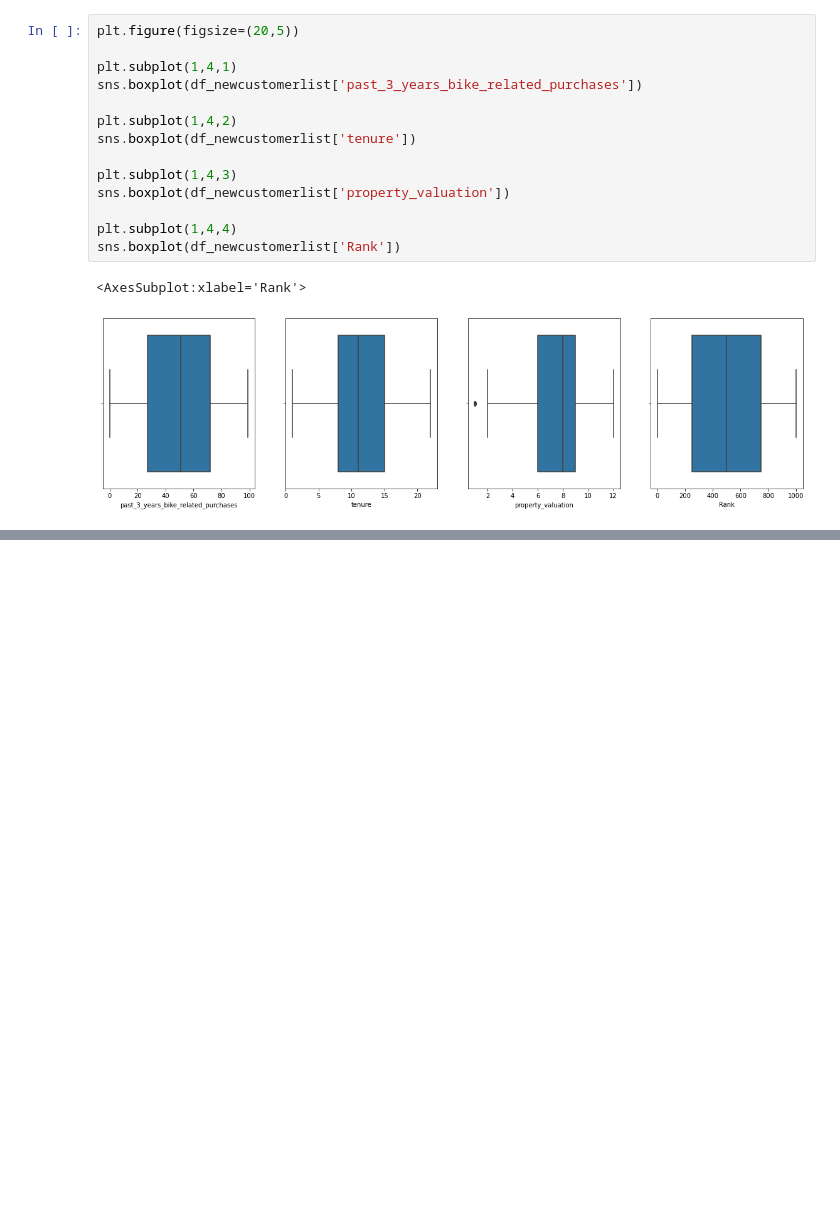
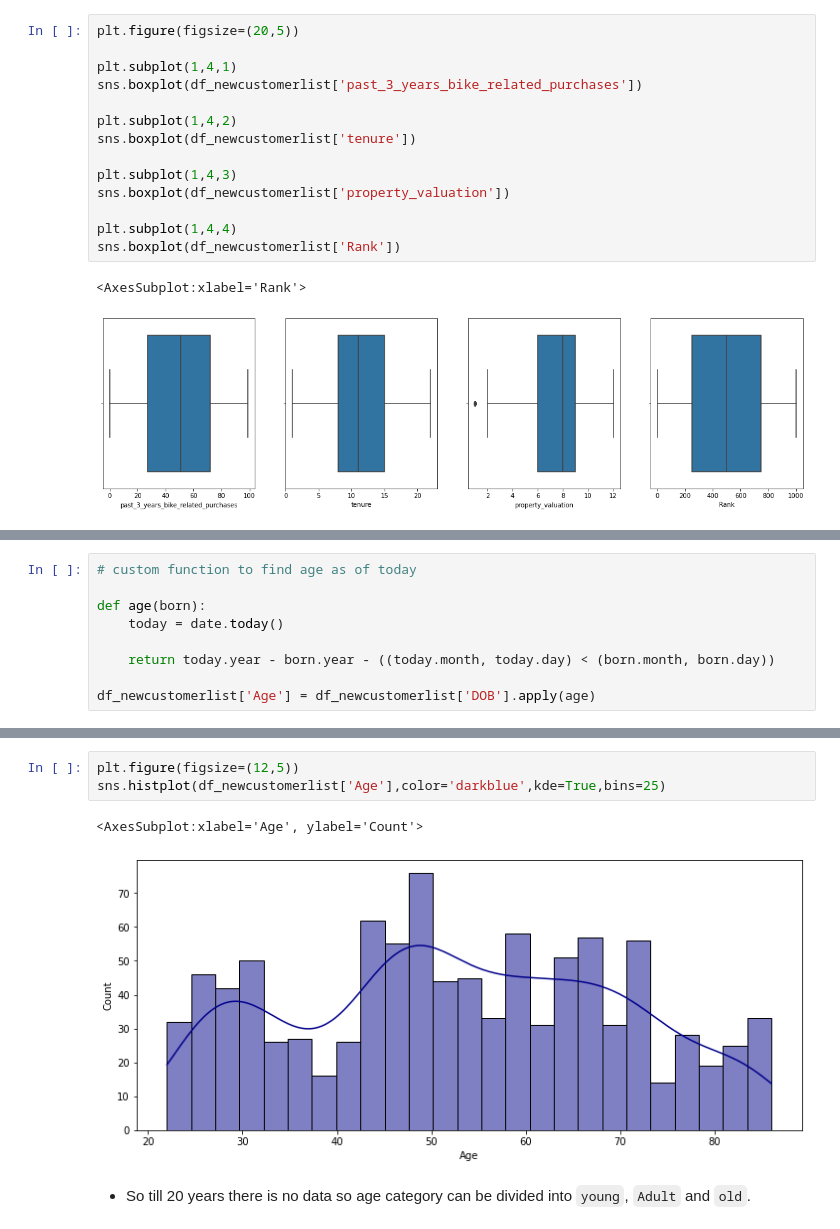
Before and after one commit to Jagadeeshkumaryanda/Customer_Segmentation_Analysis, a Jupyter notebook: DAQ_and_Data_Cleaning_NewCustomerList.ipynb, the cells around one changed output, grey strips where cells are left out. Cells and saved outputs as stored; diff of their text form; blank space fills up the shorter version.

```diff
--- a/DAQ_and_Data_Cleaning_NewCustomerList.ipynb
+++ b/DAQ_and_Data_Cleaning_NewCustomerList.ipynb
@@ -145,0 +152,9 @@ sns.boxplot(df_newcustomerlist['Rank'])
+# %%
+# custom function to find age as of today
+
+def age(born):
+    today = date.today()
+
+    return today.year - born.year - ((today.month, today.day) < (born.month, born.day))
+
+df_newcustomerlist['Age'] = df_newcustomerlist['DOB'].apply(age)
@@ -145,0 +170,8 @@ sns.boxplot(df_newcustomerlist['Rank'])
+# %%
+plt.figure(figsize=(12,5))
+sns.histplot(df_newcustomerlist['Age'],color='darkblue',kde=True,bins=25)
+# %% [output]
+<AxesSubplot:xlabel='Age', ylabel='Count'>
+[figure, added]
+# %% [markdown]
+* So till 20 years there is no data so age category can be divided into `young`, `Adult` and `old`.
```
Also changed, not shown: parts of 15 cells of this notebook, 2 other files.
